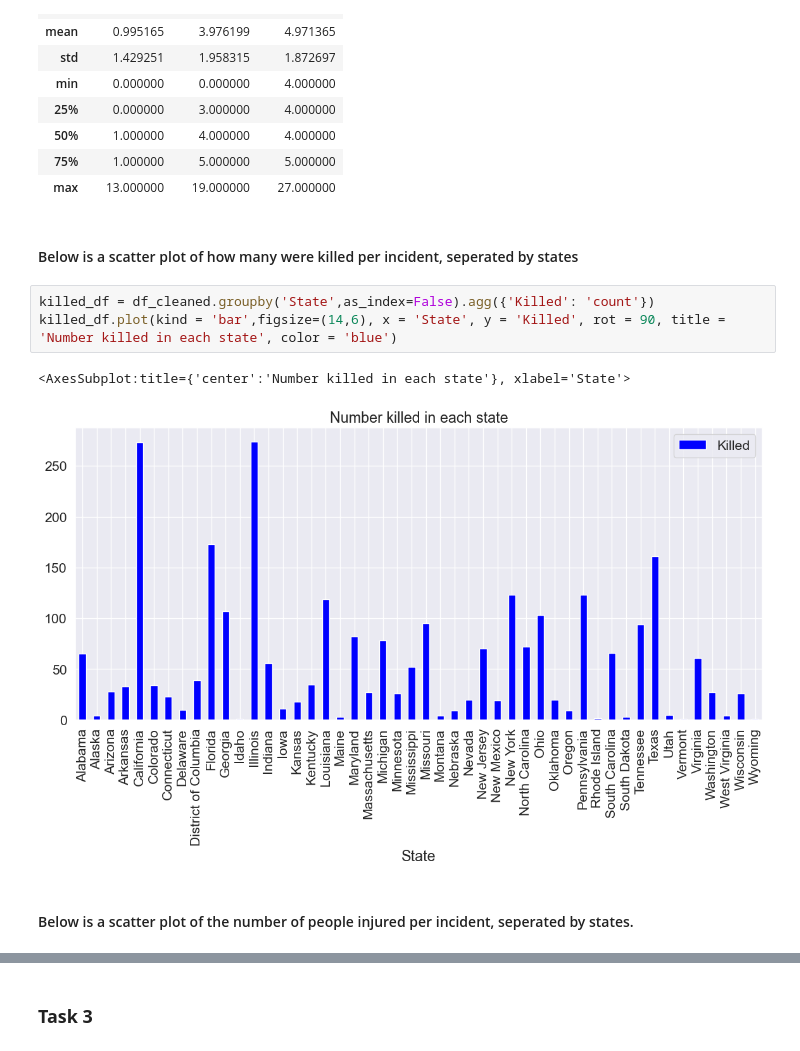
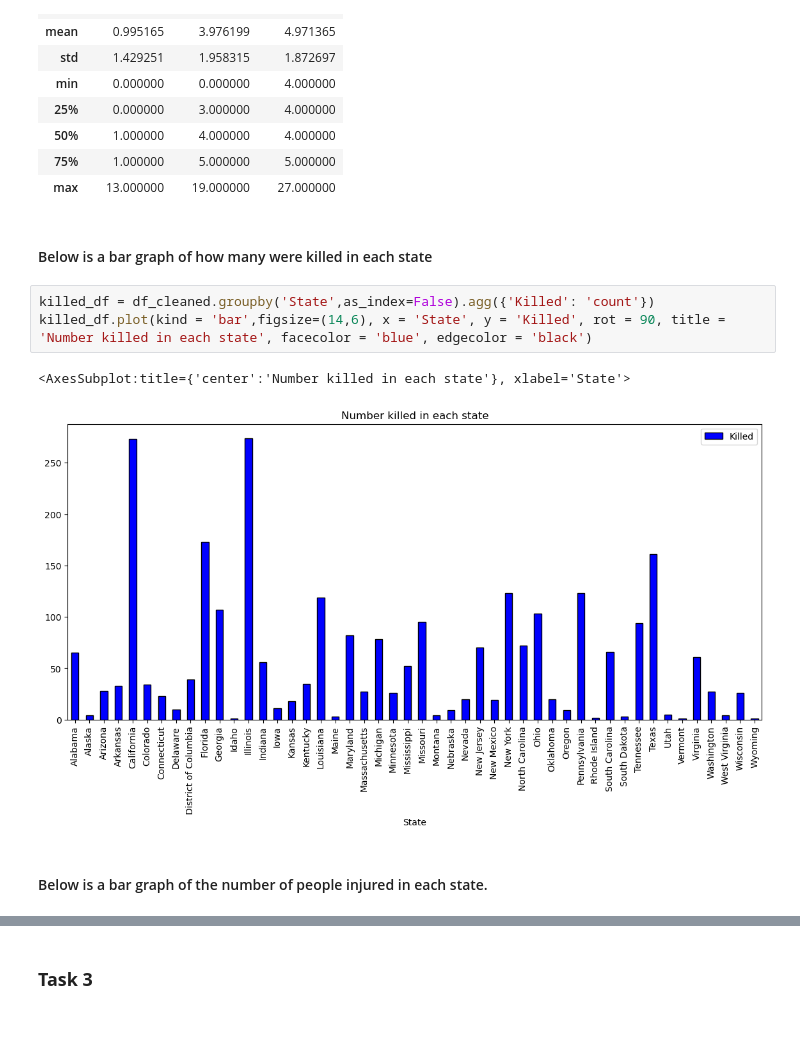
Before and after one commit to ubco-W2022T1-cosc301/project-group39, a Jupyter notebook: notebooks/analysis1.ipynb, the cells around one changed output, grey strips where cells are left out. Saved outputs shown, nothing was run; the diff lists cells and outputs as text; blank space fills up the shorter version.

```diff
--- a/notebooks/analysis1.ipynb
+++ b/notebooks/analysis1.ipynb
@@ -202,15 +211,15 @@ df_total.describe().apply(lambda s: s.apply(lambda x: format(x, 'f')))
 | 75% | 1.000000 | 5.000000 | 5.000000 |
 | max | 13.000000 | 19.000000 | 27.000000 |
 # %% [markdown]
-#### Below is a scatter plot of how many were killed per incident, seperated by states
+#### Below is a bar graph of how many were killed in each state
 # %%
 killed_df = df_cleaned.groupby('State',as_index=False).agg({'Killed': 'count'})
-killed_df.plot(kind = 'bar',figsize=(14,6), x = 'State', y = 'Killed', rot = 90, title = 'Number killed in each state', color = 'blue')
+killed_df.plot(kind = 'bar',figsize=(14,6), x = 'State', y = 'Killed', rot = 90, title = 'Number killed in each state', facecolor = 'blue', edgecolor = 'black')
 # %% [output]
 <AxesSubplot:title={'center':'Number killed in each state'}, xlabel='State'>
-[figure, old version]
+[figure, new version]
 # %% [markdown]
-#### Below is a scatter plot of the number of people injured per incident, seperated by states.
+#### Below is a bar graph of the number of people injured in each state.
 # %%
 
 injured_df = df_cleaned.groupby('State',as_index=False).agg({'Injured': 'count'})
```
Also changed, not shown: parts of 3 cells of this notebook, 3 other files.
